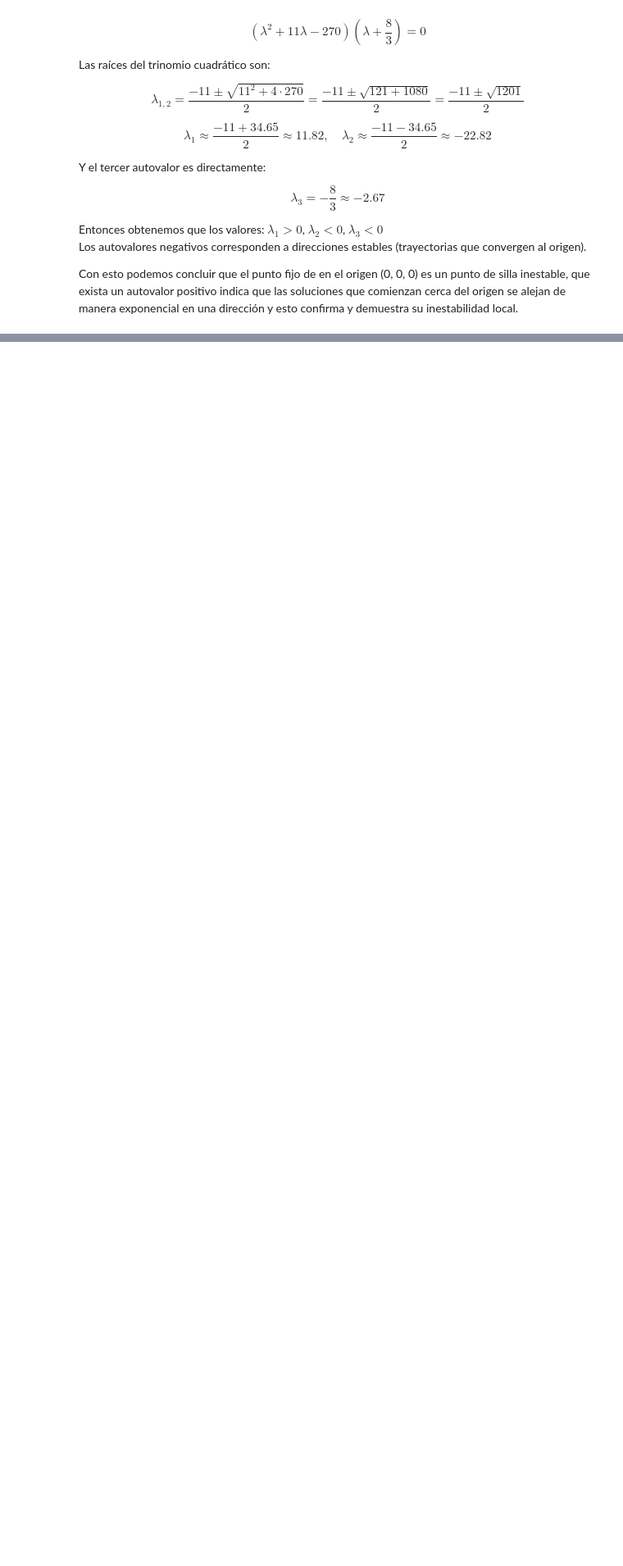
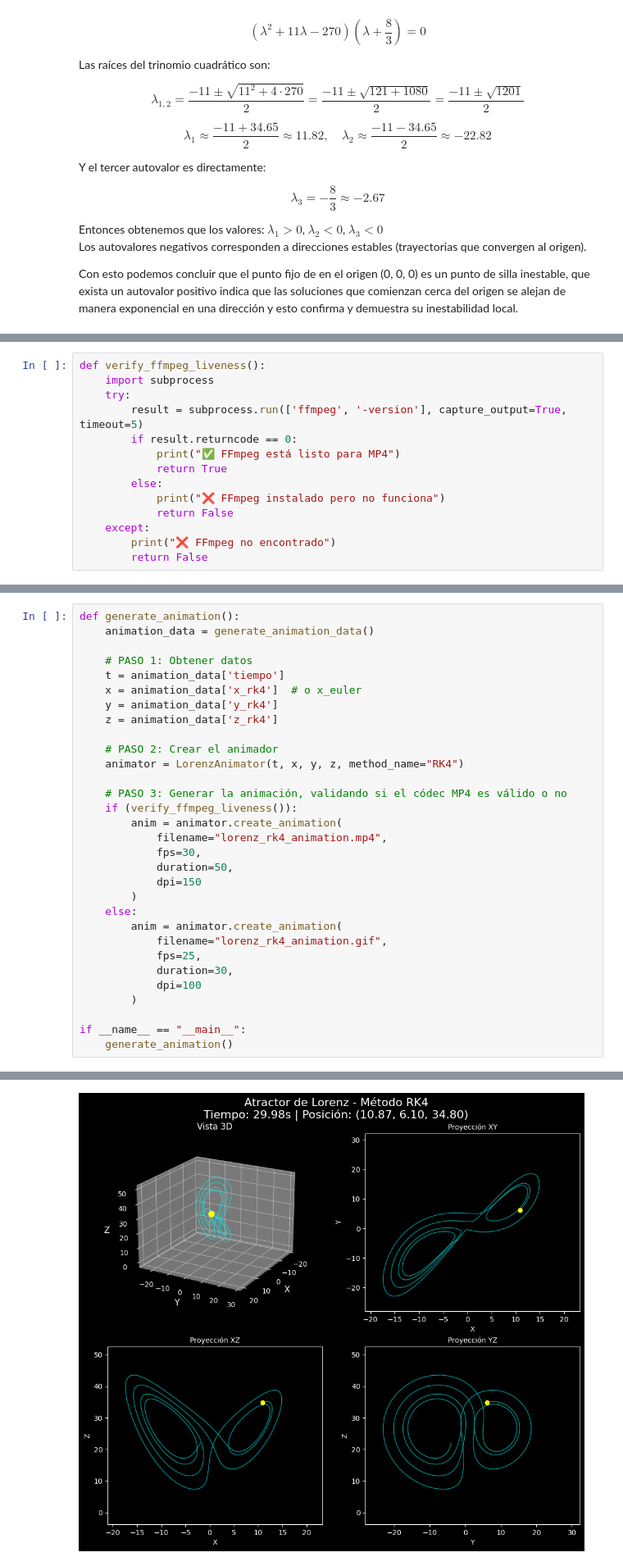
Before and after one commit to EmelyChavez/newtonians-proyecto2, a Jupyter notebook: proyecto.ipynb, the cells around one changed output, grey strips where cells are left out. Shown at 82% size. Cells and saved outputs as stored; diff of their text form; blank space fills up the shorter version.

Commit message:
:sparkles: Add code related to animation generation

```diff
--- a/proyecto.ipynb
+++ b/proyecto.ipynb
@@ -861,0 +1049,14 @@ Con esto podemos concluir que el punto fijo de en el origen (0, 0, 0) es un punt
+# %%
+def verify_ffmpeg_liveness():
+    import subprocess
+    try:
+        result = subprocess.run(['ffmpeg', '-version'], capture_output=True, timeout=5)
+        if result.returncode == 0:
+            print("✅ FFmpeg está listo para MP4")
+            return True
+        else:
+            print("❌ FFmpeg instalado pero no funciona")
+            return False
+    except:
+        print("❌ FFmpeg no encontrado")
+        return False
@@ -861,0 +1242,32 @@ Con esto podemos concluir que el punto fijo de en el origen (0, 0, 0) es un punt
+# %%
+def generate_animation():
+    animation_data = generate_animation_data()
+
+    # PASO 1: Obtener datos
+    t = animation_data['tiempo']
+    x = animation_data['x_rk4']  # o x_euler
+    y = animation_data['y_rk4']
+    z = animation_data['z_rk4']
+
+    # PASO 2: Crear el animador
+    animator = LorenzAnimator(t, x, y, z, method_name="RK4")
+
+    # PASO 3: Generar la animación, validando si el códec MP4 es válido o no
+    if (verify_ffmpeg_liveness()):
+        anim = animator.create_animation(
+            filename="lorenz_rk4_animation.mp4",
+            fps=30,
+            duration=50,
+            dpi=150
+        )
+    else:
+        anim = animator.create_animation(
+            filename="lorenz_rk4_animation.gif",
+            fps=25,
+            duration=30,
+            dpi=100
+        )
+
+if __name__ == "__main__":
+    generate_animation()
+# %% [output]
@@ -862,3 +1291,4 @@ Con esto podemos concluir que el punto fijo de en el origen (0, 0, 0) es un punt
+[figure, added]
 # %% [markdown]
 ## Bibliografía
 # %% [markdown]
```
Also changed, not shown: parts of 9 cells of this notebook.
